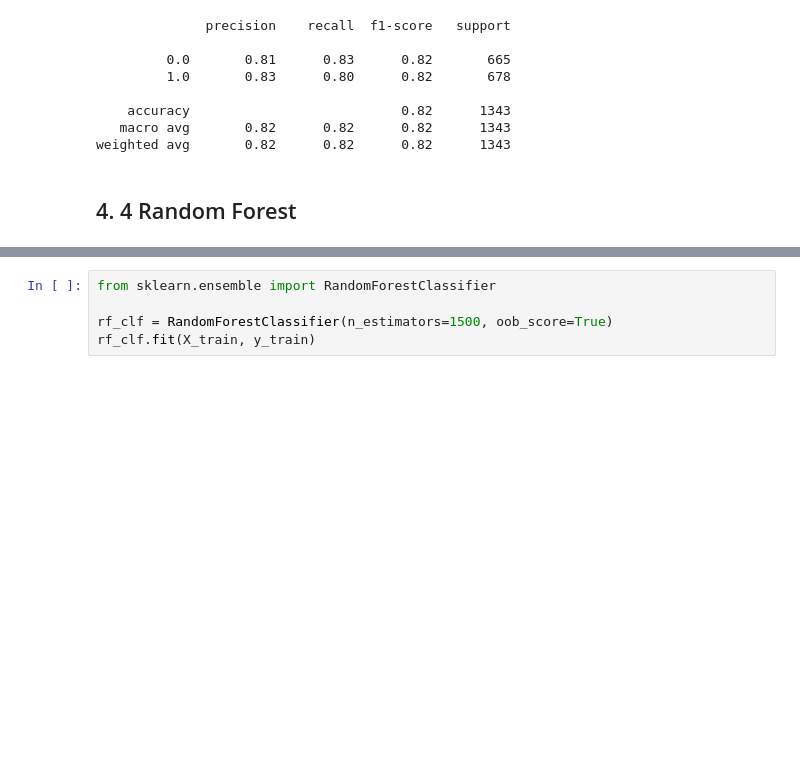
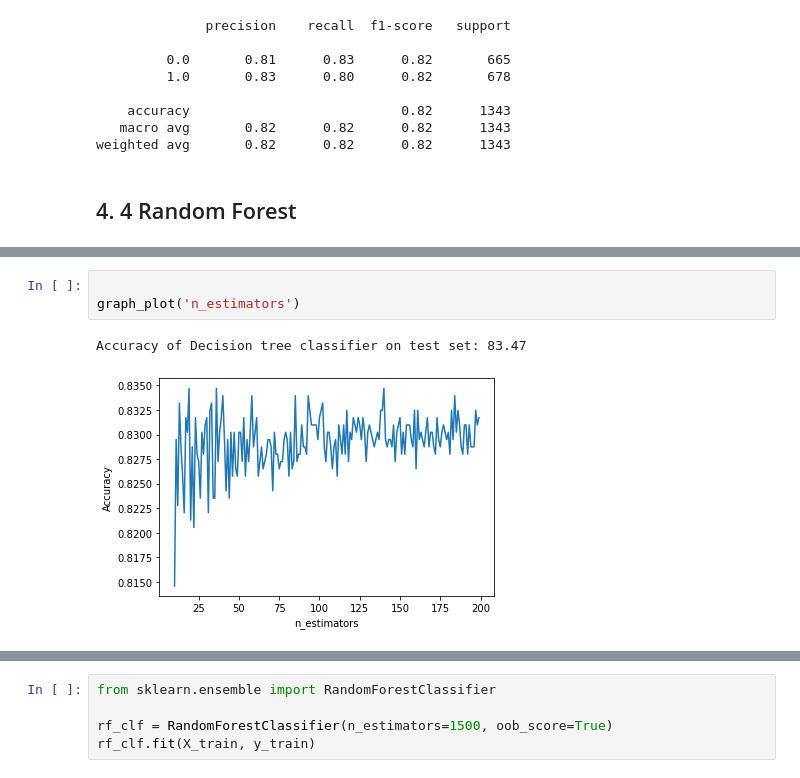
Before and after one commit to AshwinUniyal/Major_Project, a Jupyter notebook: Stage 2 Churn rate - 5050.ipynb, the cells around one changed output, grey strips where cells are left out. Cells and saved outputs as stored; diff of their text form; blank space fills up the shorter version.

```diff
--- a/Stage 2 Churn rate - 5050.ipynb
+++ b/Stage 2 Churn rate - 5050.ipynb
@@ -797,0 +853,6 @@ weighted avg       0.82      0.82      0.82      1343
+# %%
+
+graph_plot('n_estimators')
+# %% [output]
+Accuracy of Decision tree classifier on test set: 83.47
+[figure, added]
```
Also changed, not shown: parts of 10 cells of this notebook, 1 other file.
